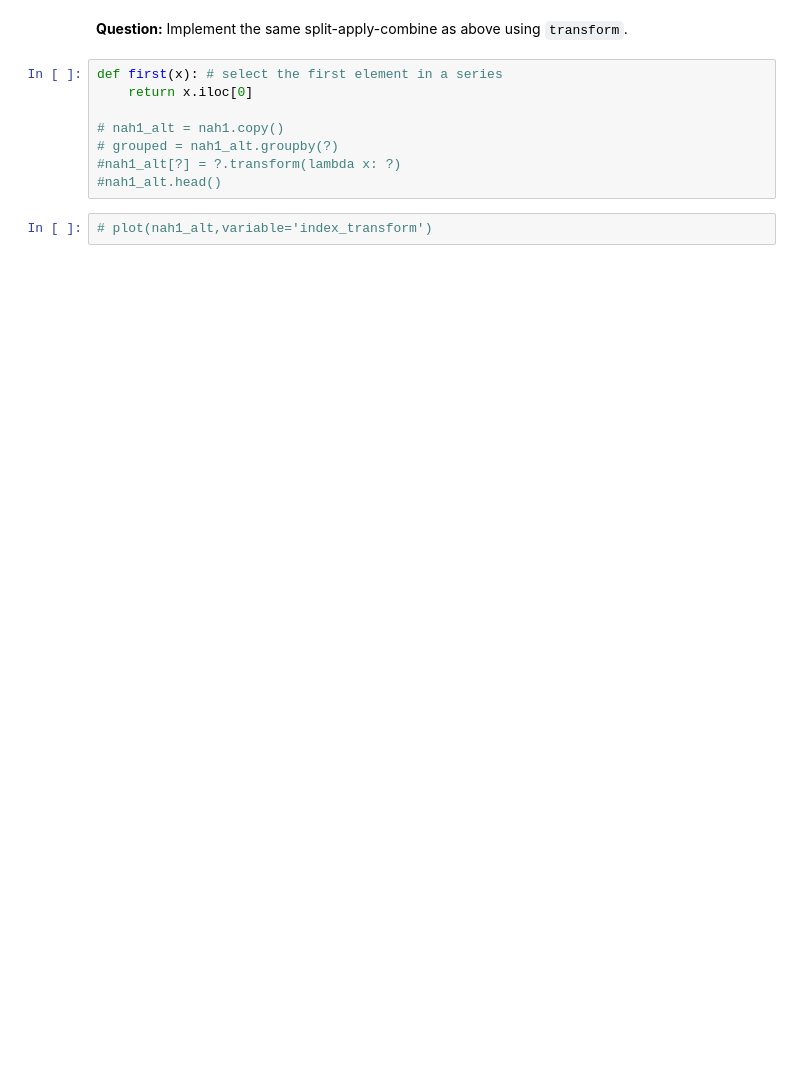
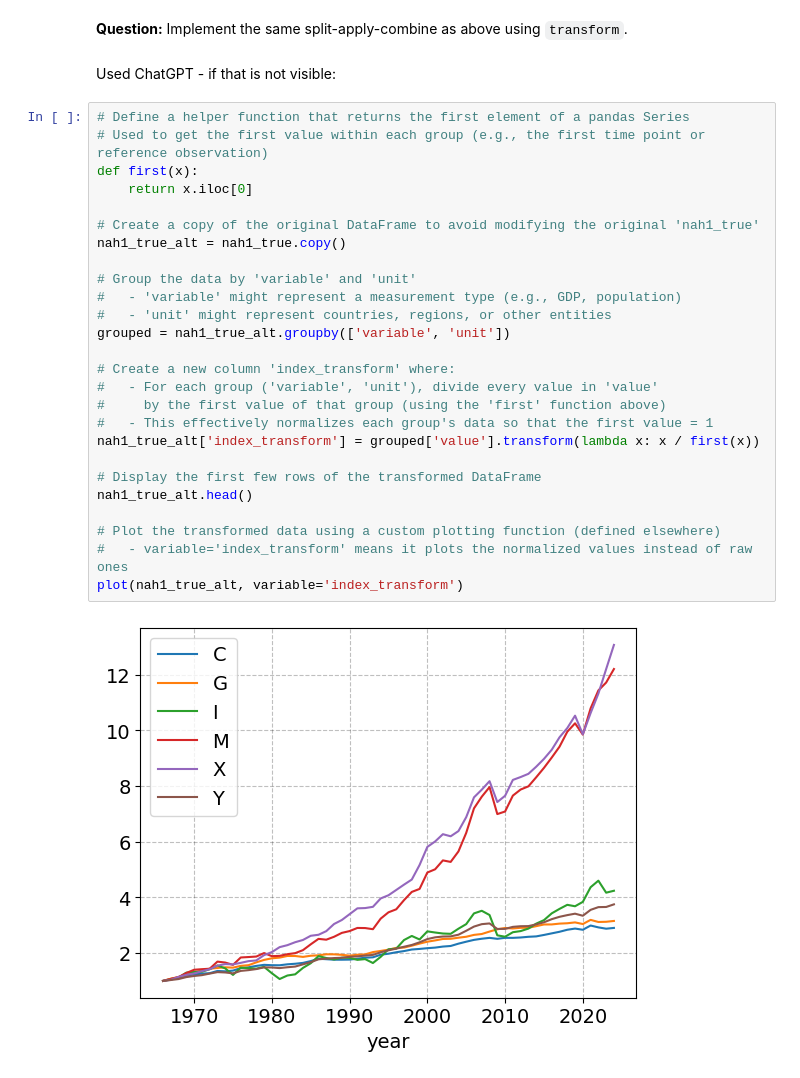
Before and after one commit to mcp656/ProgEcon-exercises, a Jupyter notebook: Problem_set_2_Descriptive_economics/Problem_set_2.ipynb, the cells around one changed output. Drawn from its saved outputs; the diff is of its cells as text; blank space fills up the shorter version.

```diff
--- a/Problem_set_2_Descriptive_economics/Problem_set_2.ipynb
+++ b/Problem_set_2_Descriptive_economics/Problem_set_2.ipynb
@@ -418,12 +617,32 @@ Ensure the following code for a **split-apply-combine-plot** can run.
 # %% [markdown]
 **Question:** Implement the same split-apply-combine as above using `transform`.
-# %%
-def first(x): # select the first element in a series
-    return x.iloc[0]
-
-# nah1_alt = nah1.copy()
-# grouped = nah1_alt.groupby(?)
-#nah1_alt[?] = ?.transform(lambda x: ?)
-#nah1_alt.head()
-# %%
-# plot(nah1_alt,variable='index_transform')
+# %% [markdown]
+Used ChatGPT - if that is not visible:
+# %%
+# Define a helper function that returns the first element of a pandas Series
+# Used to get the first value within each group (e.g., the first time point or reference observation)
+def first(x):
+    return x.iloc[0]
+
+# Create a copy of the original DataFrame to avoid modifying the original 'nah1_true'
+nah1_true_alt = nah1_true.copy()
+
+# Group the data by 'variable' and 'unit'
+#   - 'variable' might represent a measurement type (e.g., GDP, population)
+#   - 'unit' might represent countries, regions, or other entities
+grouped = nah1_true_alt.groupby(['variable', 'unit'])
+
+# Create a new column 'index_transform' where:
+#   - For each group ('variable', 'unit'), divide every value in 'value'
+#     by the first value of that group (using the 'first' function above)
+#   - This effectively normalizes each group's data so that the first value = 1
+nah1_true_alt['index_transform'] = grouped['value'].transform(lambda x: x / first(x))
+
+# Display the first few rows of the transformed DataFrame
+nah1_true_alt.head()
+
+# Plot the transformed data using a custom plotting function (defined elsewhere)
+#   - variable='index_transform' means it plots the normalized values instead of raw ones
+plot(nah1_true_alt, variable='index_transform')
+# %% [output]
+[figure, added]
```
Also changed, not shown: parts of 31 cells of this notebook.
